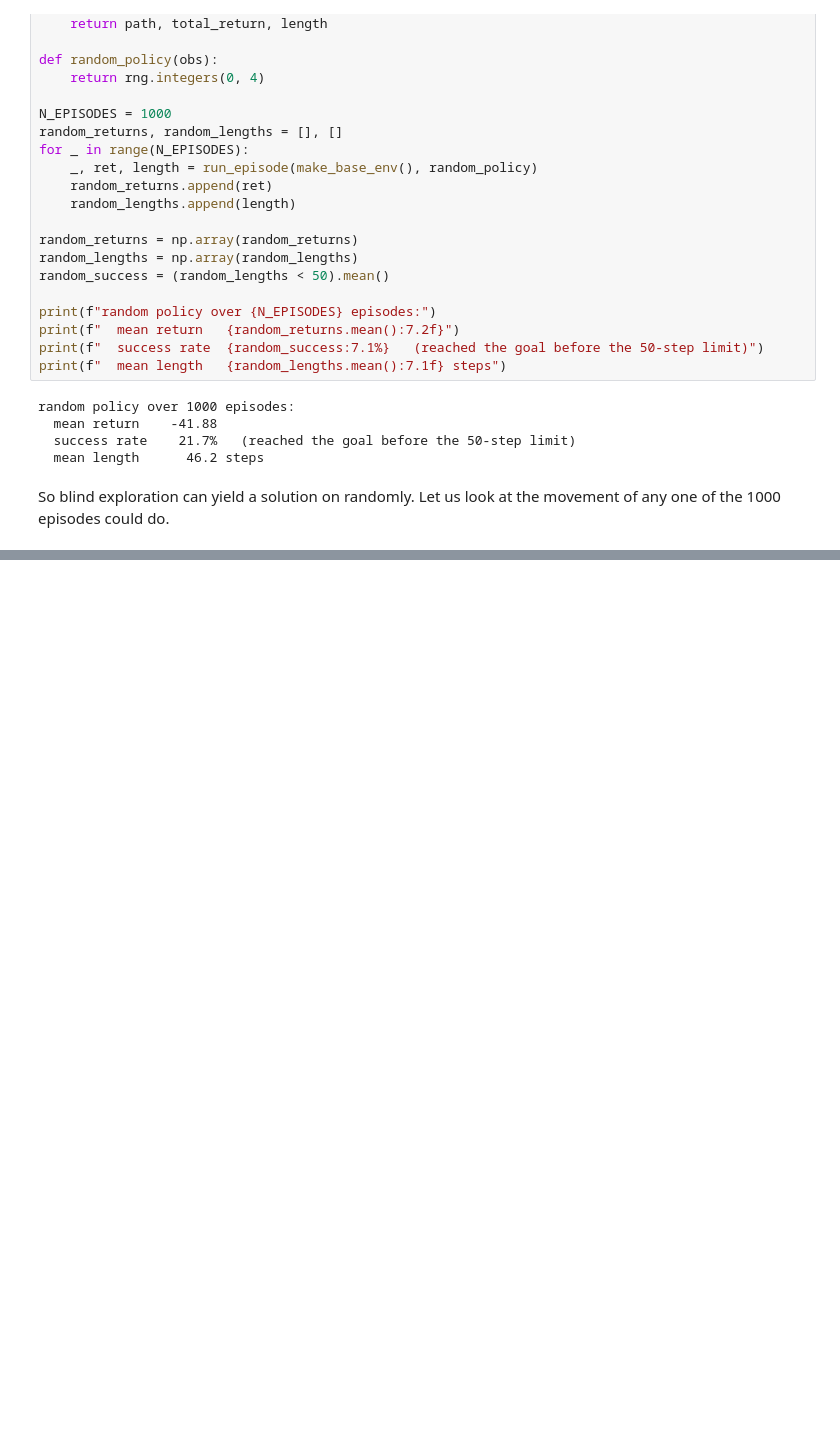
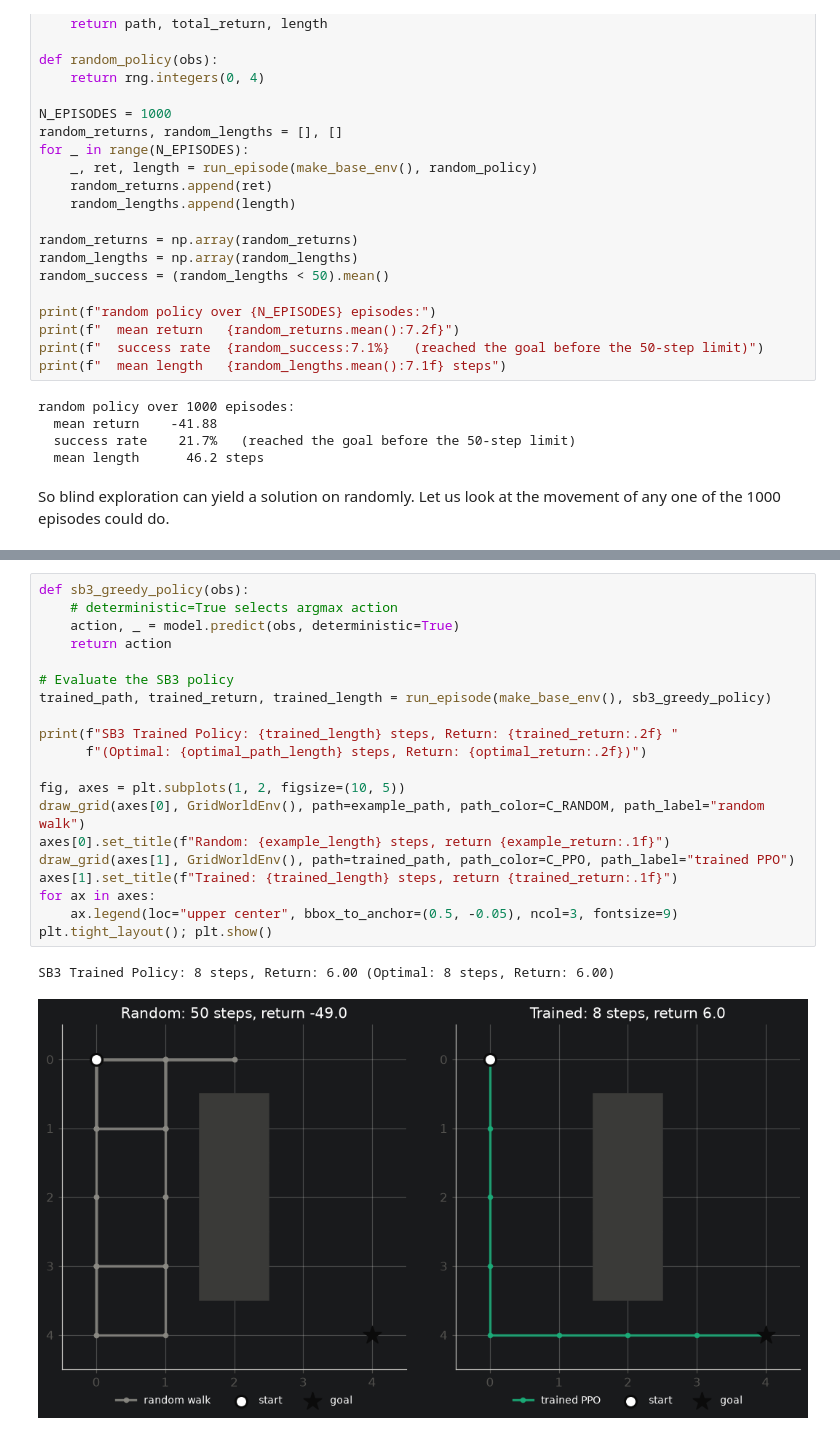
Before and after one commit to sinannaseel/ToRL, a Jupyter notebook: simple_discrete/ppo-discrete-grid.ipynb, the cells around one changed output, grey strips where cells are left out. Saved outputs shown, nothing was run; the diff lists cells and outputs as text; blank space fills up the shorter version.

```diff
--- a/simple_discrete/ppo-discrete-grid.ipynb
+++ b/simple_discrete/ppo-discrete-grid.ipynb
@@ -276,0 +370,23 @@ plt.show()
+# %%
+def sb3_greedy_policy(obs):
+    # deterministic=True selects argmax action
+    action, _ = model.predict(obs, deterministic=True)
+    return action
+
+# Evaluate the SB3 policy
+trained_path, trained_return, trained_length = run_episode(make_base_env(), sb3_greedy_policy)
+
+print(f"SB3 Trained Policy: {trained_length} steps, Return: {trained_return:.2f} "
+      f"(Optimal: {optimal_path_length} steps, Return: {optimal_return:.2f})")
+
+fig, axes = plt.subplots(1, 2, figsize=(10, 5))
+draw_grid(axes[0], GridWorldEnv(), path=example_path, path_color=C_RANDOM, path_label="random walk")
+axes[0].set_title(f"Random: {example_length} steps, return {example_return:.1f}")
+draw_grid(axes[1], GridWorldEnv(), path=trained_path, path_color=C_PPO, path_label="trained PPO")
+axes[1].set_title(f"Trained: {trained_length} steps, return {trained_return:.1f}")
+for ax in axes:
+    ax.legend(loc="upper center", bbox_to_anchor=(0.5, -0.05), ncol=3, fontsize=9)
+plt.tight_layout(); plt.show()
+# %% [output]
+SB3 Trained Policy: 8 steps, Return: 6.00 (Optimal: 8 steps, Return: 6.00)
+[figure, added]
```
Also changed, not shown: parts of 7 cells of this notebook.
